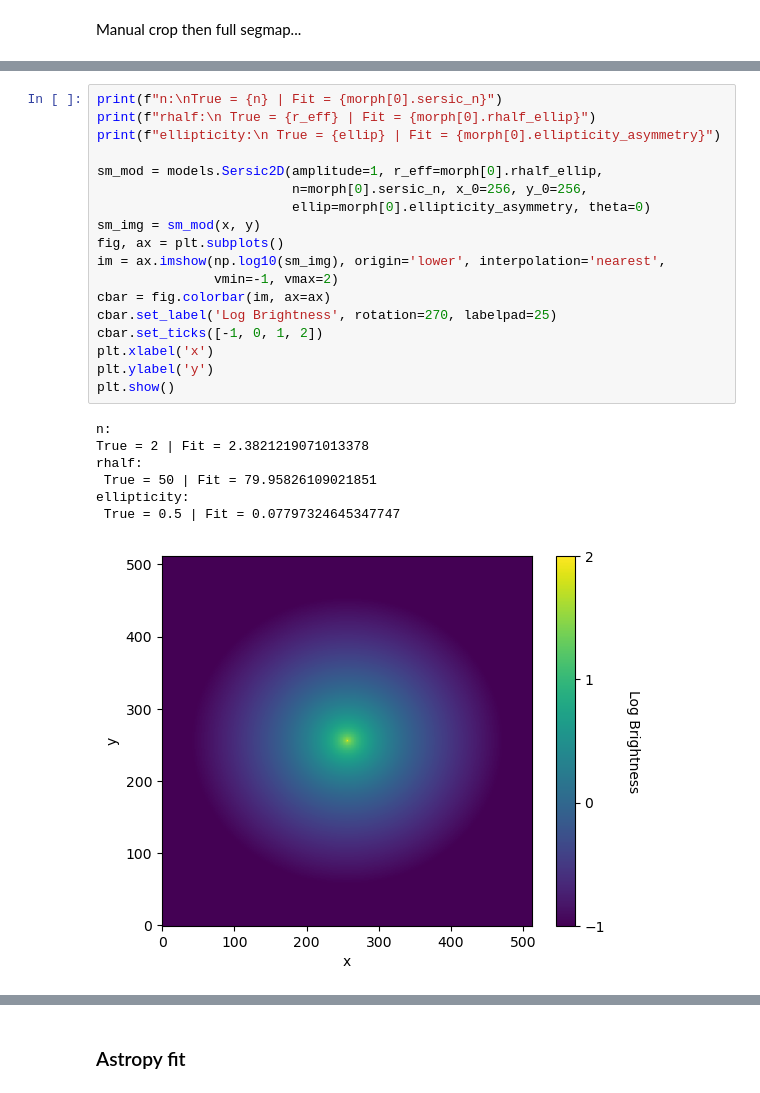
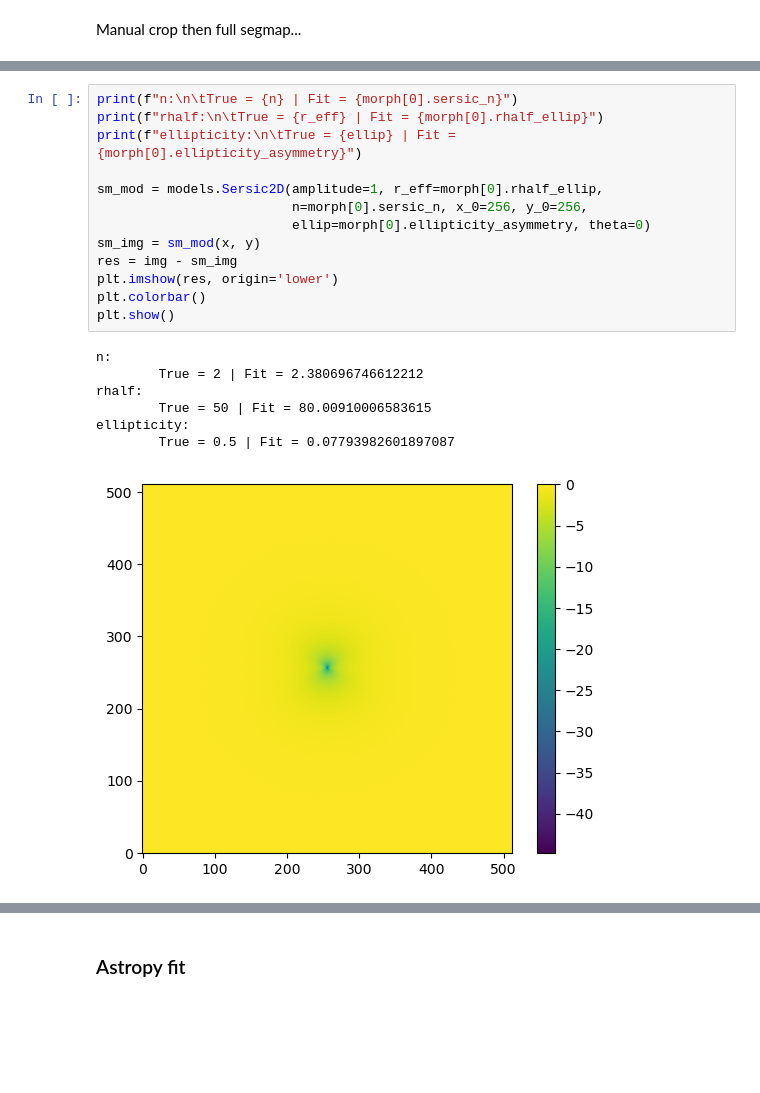
Before and after one commit to Kabelo-T/cluster_morph, a Jupyter notebook: toys+tests.ipynb, the cells around one changed output, grey strips where cells are left out. Drawn from its saved outputs; the diff is of its cells as text; blank space fills up the shorter version.

```diff
--- a/toys+tests.ipynb
+++ b/toys+tests.ipynb
@@ -86,28 +94,23 @@ WARNING: [shape_asym] Asymmetry segmap undefined. [statmorph.statmorph]
 WARNING: [segmap_gini] Full Gini segmap! [statmorph.statmorph]
 WARNING: Image is not background-subtracted. [statmorph.statmorph]
 # %%
-print(f"n:\nTrue = {n} | Fit = {morph[0].sersic_n}")
-print(f"rhalf:\n True = {r_eff} | Fit = {morph[0].rhalf_ellip}")
-print(f"ellipticity:\n True = {ellip} | Fit = {morph[0].ellipticity_asymmetry}")
+print(f"n:\n\tTrue = {n} | Fit = {morph[0].sersic_n}")
+print(f"rhalf:\n\tTrue = {r_eff} | Fit = {morph[0].rhalf_ellip}")
+print(f"ellipticity:\n\tTrue = {ellip} | Fit = {morph[0].ellipticity_asymmetry}")
 
 sm_mod = models.Sersic2D(amplitude=1, r_eff=morph[0].rhalf_ellip,
                          n=morph[0].sersic_n, x_0=256, y_0=256,
                          ellip=morph[0].ellipticity_asymmetry, theta=0)
 sm_img = sm_mod(x, y)
-fig, ax = plt.subplots()
-im = ax.imshow(np.log10(sm_img), origin='lower', interpolation='nearest',
-               vmin=-1, vmax=2)
-cbar = fig.colorbar(im, ax=ax)
-cbar.set_label('Log Brightness', rotation=270, labelpad=25)
-cbar.set_ticks([-1, 0, 1, 2])
-plt.xlabel('x')
-plt.ylabel('y')
+res = img - sm_img
+plt.imshow(res, origin='lower')
+plt.colorbar()
 plt.show()
 # %% [output]
 n:
-True = 2 | Fit = 2.3821219071013378
+        True = 2 | Fit = 2.380696746612212
 rhalf:
- True = 50 | Fit = 79.95826109021851
+        True = 50 | Fit = 80.00910006583615
 ellipticity:
- True = 0.5 | Fit = 0.07797324645347747
+        True = 0.5 | Fit = 0.07793982601897087
-[figure, old version]
+[figure, new version]
```
Also changed, not shown: parts of 23 cells of this notebook, 5 other files.
